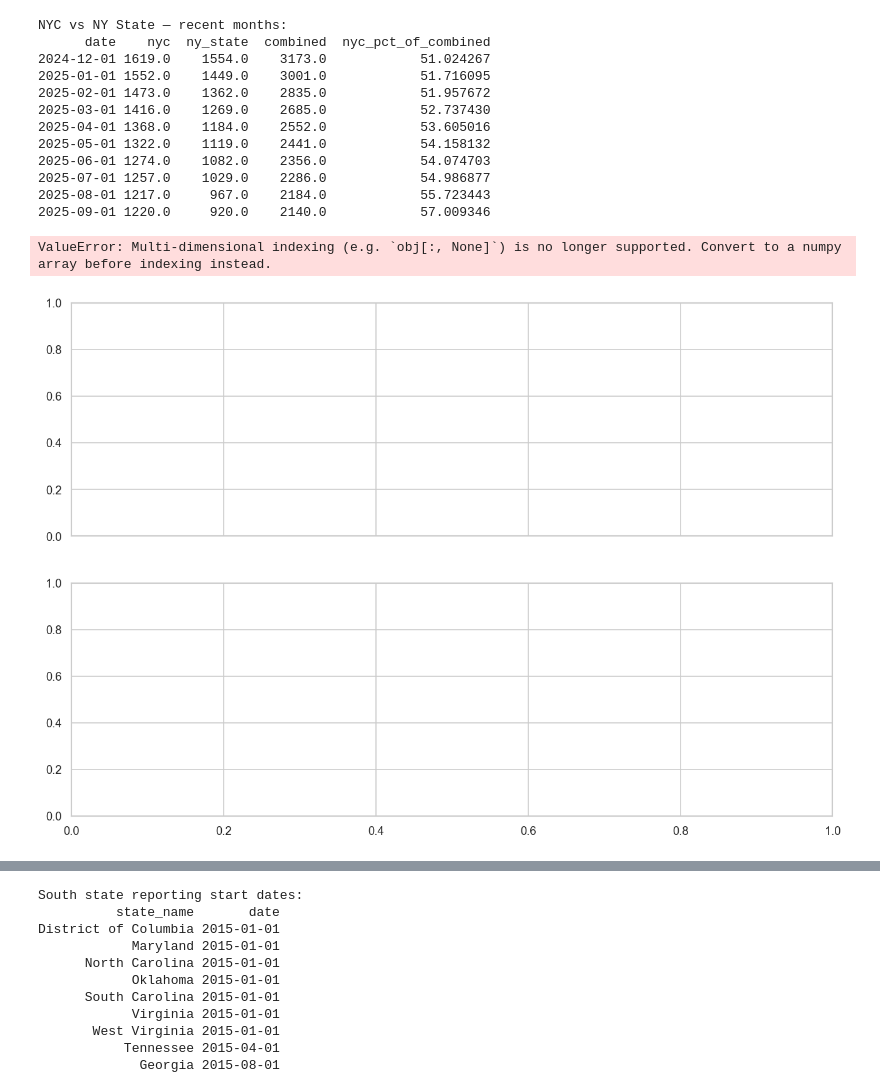
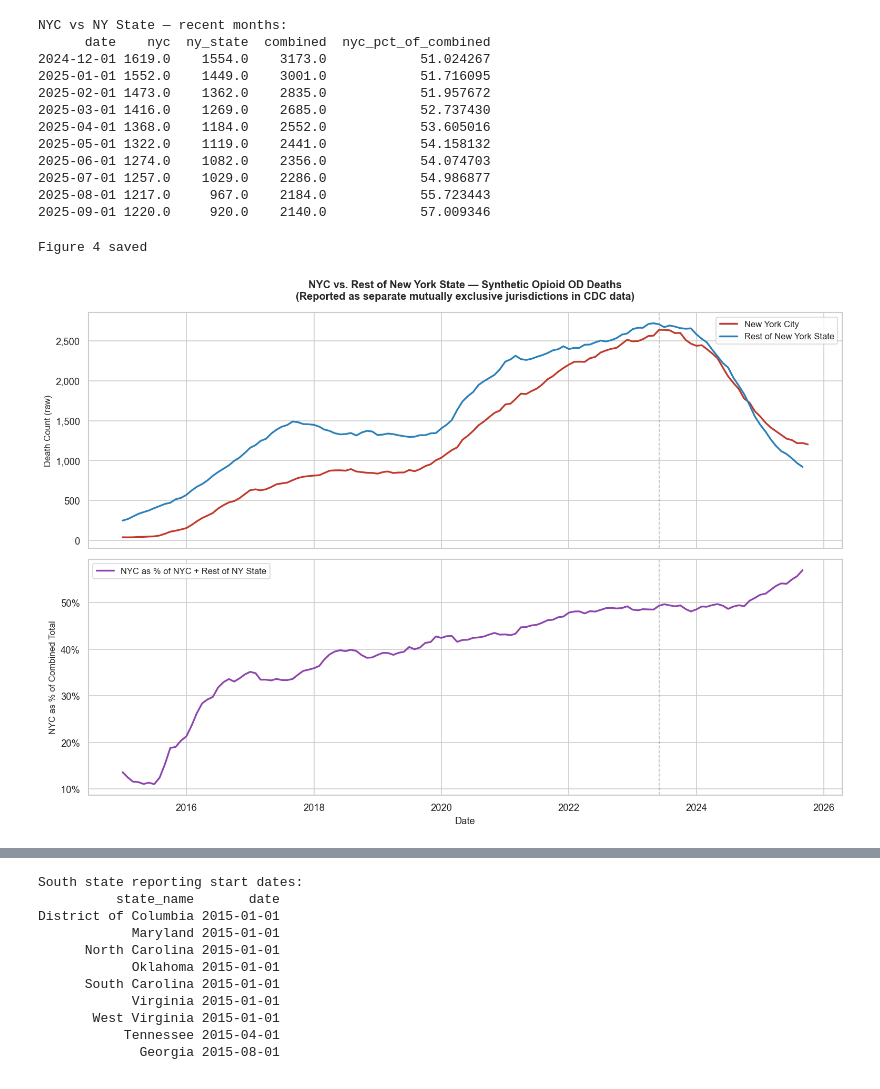
Before and after one commit to mitchellyorkey/fentanyl-odd, a Jupyter notebook: notebooks/03_eda_state_level.ipynb, the cells around one changed output, grey strips where cells are left out. Drawn from its saved outputs; the diff is of its cells as text; code cells hidden in the pictures.

```diff
--- a/notebooks/03_eda_state_level.ipynb
+++ b/notebooks/03_eda_state_level.ipynb
@@ -424,38 +432,38 @@ NYC vs NY State — recent months:
 # %%
 pythonfig, (ax1, ax2) = plt.subplots(2, 1, figsize=(13, 9), sharex=True)
 
 # ── Top panel: raw counts ──────────────────────────────────────────────────
-ax1.plot(df_nyc['date'], df_nyc['data_value'],
+ax1.plot(df_nyc['date'].to_numpy(), df_nyc['data_value'].to_numpy(),
          color='#c0392b', linewidth=2, label='New York City')
-ax1.plot(df_ny['date'], df_ny['data_value'],
+ax1.plot(df_ny['date'].to_numpy(), df_ny['data_value'].to_numpy(),
          color='#2980b9', linewidth=2, label='Rest of New York State')
 ax1.axvline(PEAK_DATE, color='gray', linestyle='--', alpha=0.5, linewidth=1)
 ax1.yaxis.set_major_formatter(mticker.FuncFormatter(lambda x, _: f'{int(x):,}'))
 ax1.set_ylabel('Death Count (raw)', fontsize=10)
 ax1.set_title(
     'NYC vs. Rest of New York State — Synthetic Opioid OD Deaths\n(Reported as separate mutually exclusive jurisdictions in CDC data)',
     fontsize=12, fontweight='bold', pad=15
 )
 ax1.legend(fontsize=10)
 
 # ── Bottom panel: NYC as % of combined ────────────────────────────────────
 ax2.plot(
-    df_ny_compare['date'], df_ny_compare['nyc_pct_of_combined'],
+    df_ny_compare['date'].to_numpy(), df_ny_compare['nyc_pct_of_combined'].to_numpy(),
     color='#8e44ad', linewidth=2, label='NYC as % of NYC + Rest of NY State'
 )
 ax2.axvline(PEAK_DATE, color='gray', linestyle='--', alpha=0.5, linewidth=1)
 ax2.yaxis.set_major_formatter(mticker.FuncFormatter(lambda x, _: f'{x:.0f}%'))
 ax2.set_ylabel('NYC as % of Combined Total', fontsize=10)
 ax2.set_xlabel('Date', fontsize=11)
 ax2.legend(fontsize=10)
 
 plt.tight_layout()
 plt.savefig(FIG_DIR / '03_fig4_nyc_vs_ny_state.png', dpi=150)
 print('Figure 4 saved')
 plt.show()
 # %% [output]
-ValueError: Multi-dimensional indexing (e.g. `obj[:, None]`) is no longer supported. Convert to a numpy array before indexing instead.
+Figure 4 saved
-[figure, old version]
+[figure, new version]
 # %%
 south_states = REGIONS['South']
 
```
Also changed, not shown: parts of 8 cells of this notebook, 4 other files.
